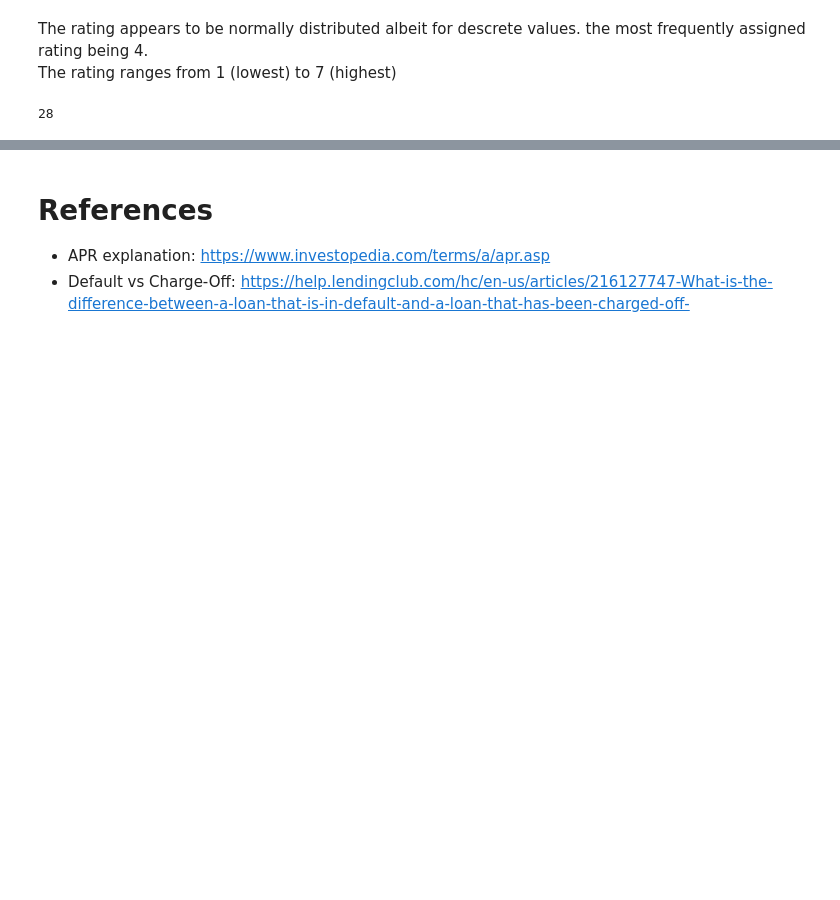
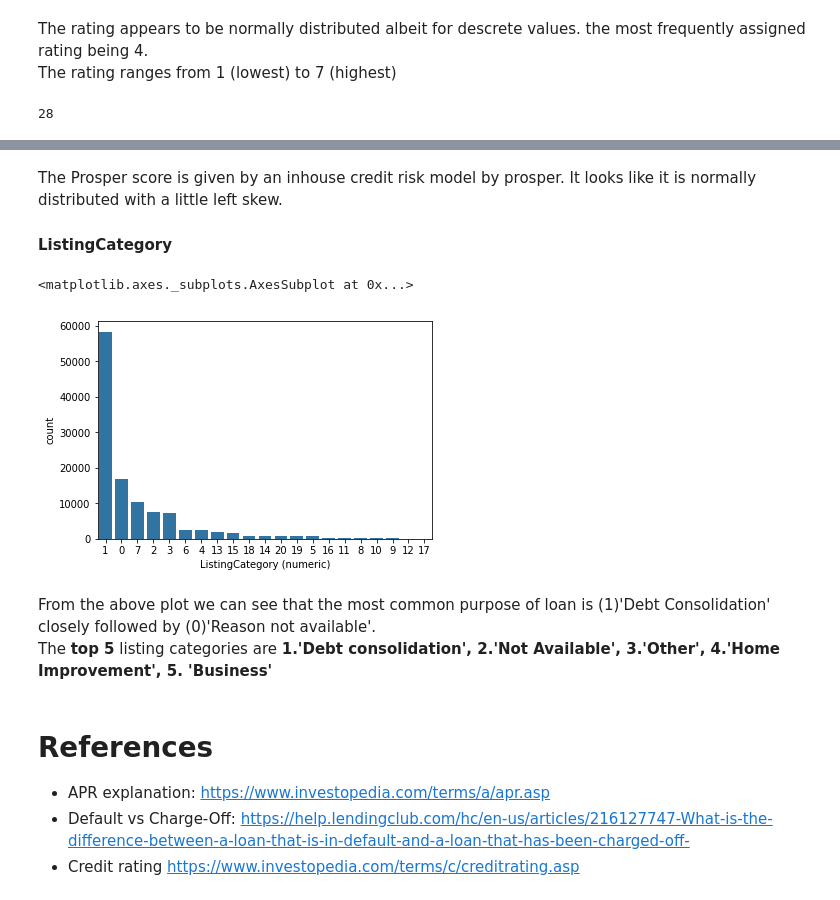
Before and after one commit to rashokanand/explore_prosper_loan_data, a Jupyter notebook: exploration_notebook.ipynb, the cells around one changed output, grey strips where cells are left out. Cells and saved outputs as stored; diff of their text form; code cells hidden in the pictures; blank space fills up the shorter version.

```diff
--- a/exploration_notebook.ipynb
+++ b/exploration_notebook.ipynb
@@ -214,4 +240,17 @@ We can see that there are 28 Loan listings that have missing values for prosper
+# %% [markdown]
+The Prosper score is given by an inhouse credit risk model by prosper. It looks like it is normally distributed with a little left skew.
+#### ListingCategory
+# %%
+c = prosper_clean_df['ListingCategory (numeric)'].value_counts()
+sb.countplot(prosper_clean_df['ListingCategory (numeric)'],order = c.index,color = base_color)
+# %% [output]
+<matplotlib.axes._subplots.AxesSubplot at 0x...>
+[figure, added]
+# %% [markdown]
+From the above plot we can see that the most common purpose of loan is (1)'Debt Consolidation' closely followed by (0)'Reason not available'.
+<br>The **top 5** listing categories are **1.'Debt consolidation', 2.'Not Available', 3.'Other', 4.'Home Improvement', 5. 'Business'**
 # %% [markdown]
 # References
 - APR explanation: https://www.investopedia.com/terms/a/apr.asp
 - Default vs Charge-Off: https://help.lendingclub.com/hc/en-us/articles/216127747-What-is-the-difference-between-a-loan-that-is-in-default-and-a-loan-that-has-been-charged-off-
+- Credit rating https://www.investopedia.com/terms/c/creditrating.asp
```
Also changed, not shown: parts of 6 cells of this notebook.
